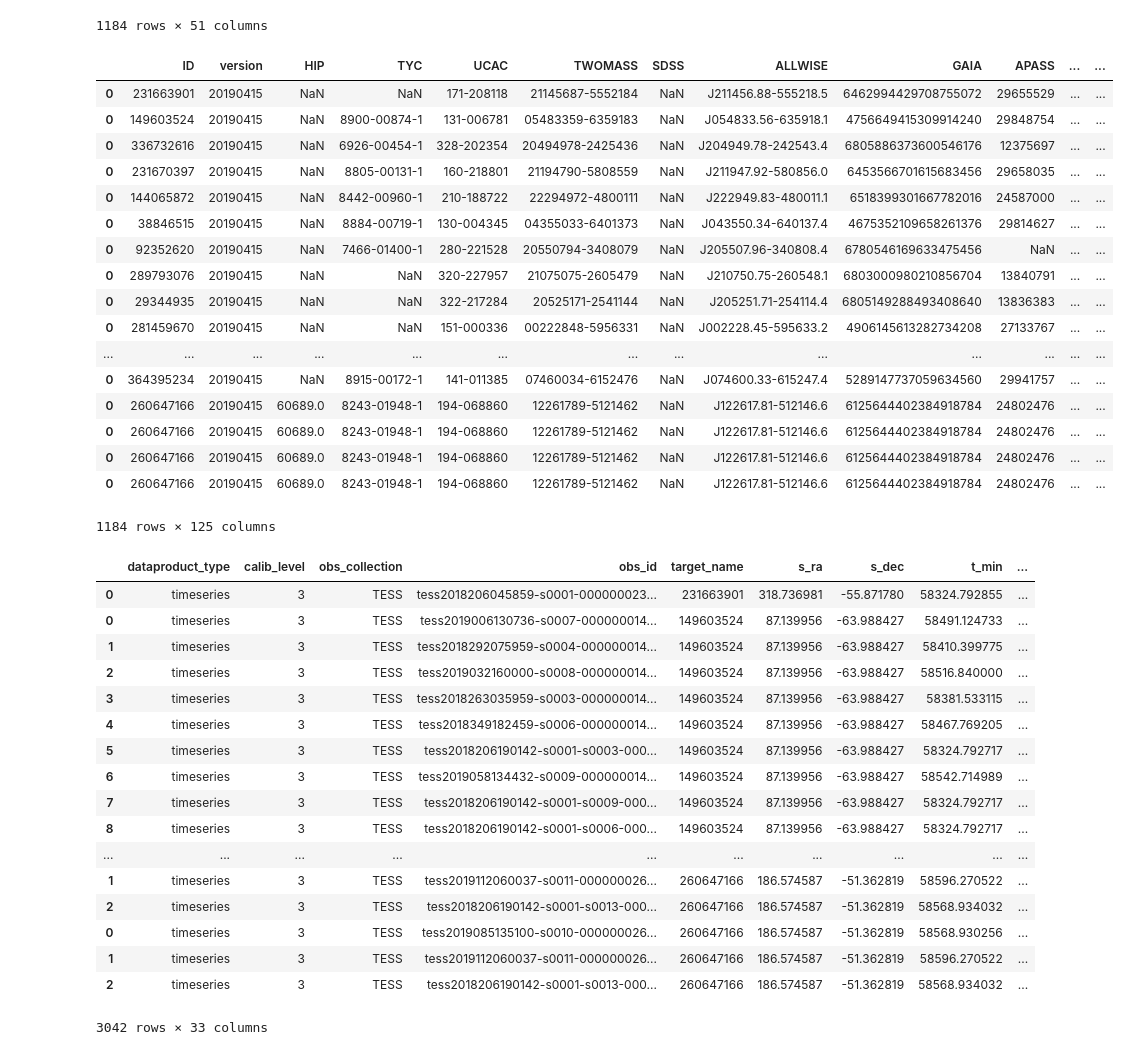
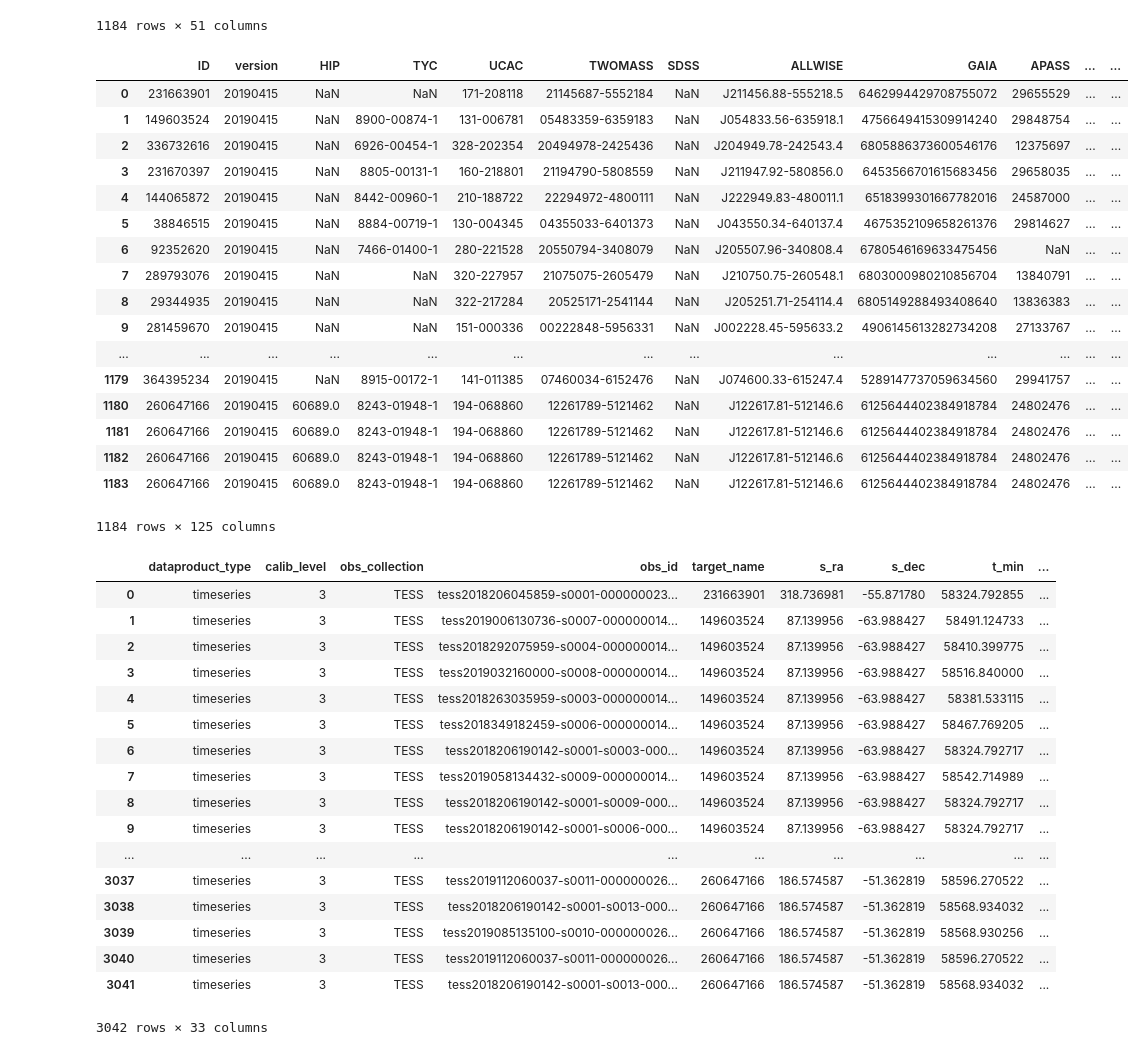
Before and after one commit to build-week-findingtess/Data-Science, a Jupyter notebook: Notebooks/Getting TESS Data.ipynb, the cells around one changed output. Saved outputs shown, nothing was run; the diff lists cells and outputs as text; code cells hidden in the pictures.

```diff
--- a/Notebooks/Getting TESS Data.ipynb
+++ b/Notebooks/Getting TESS Data.ipynb
@@ -1,9 +1,10 @@
 # %%
 import pandas as pd
 
-live_toi = pd.read_csv('https://exofop.ipac.caltech.edu/tess/' +
-                       'download_toi.php?sort=toi&output=csv')
-live_toi
+# Getting labelled TESS Objects of Interest dataframe from Caltech:
+toi = pd.read_csv('https://exofop.ipac.caltech.edu/tess/' +
+                  'download_toi.php?sort=toi&output=csv')
+toi
 # %% [output]
 |  | TIC ID | TOI | Previous CTOI | Master | SG1A | SG1B | SG2 | SG3 | SG4 | SG5 | ... |
 | 0 | 231663901 | 101.01 | NaN | 4 | 5 | 5 | 5 | 5 | 5 | 4 | ... |
@@ -26,59 +27,63 @@ live_toi
 # %%
 from astroquery.mast import Catalogs
 from astropy.table import Table
 from tqdm import tqdm
 
+# Getting additional data on TESS Objects of Interest from STScI:
 tic_catalog = pd.DataFrame()
-for tic_id in tqdm(live_toi['TIC ID']):
+for tic_id in tqdm(toi['TIC ID']):
     row_data = Catalogs.query_criteria(catalog="Tic", ID=tic_id)
     row_data = row_data.to_pandas()
     tic_catalog = tic_catalog.append(row_data)
+tic_catalog = tic_catalog.reset_index(drop=True)
 tic_catalog
 # %% [output]
 |  | ID | version | HIP | TYC | UCAC | TWOMASS | SDSS | ALLWISE | GAIA | APASS | ... | ... |
 | 0 | 231663901 | 20190415 | NaN | NaN | 171-208118 | 21145687-5552184 | NaN | J211456.88-555218.5 | 6462994429708755072 | 29655529 | ... | ... |
-| 0 | 149603524 | 20190415 | NaN | 8900-00874-1 | 131-006781 | 05483359-6359183 | NaN | J054833.56-635918.1 | 4756649415309914240 | 29848754 | ... | ... |
-| 0 | 336732616 | 20190415 | NaN | 6926-00454-1 | 328-202354 | 20494978-2425436 | NaN | J204949.78-242543.4 | 6805886373600546176 | 12375697 | ... | ... |
-| 0 | 231670397 | 20190415 | NaN | 8805-00131-1 | 160-218801 | 21194790-5808559 | NaN | J211947.92-580856.0 | 6453566701615683456 | 29658035 | ... | ... |
-| 0 | 144065872 | 20190415 | NaN | 8442-00960-1 | 210-188722 | 22294972-4800111 | NaN | J222949.83-480011.1 | 6518399301667782016 | 24587000 | ... | ... |
-| 0 | 38846515 | 20190415 | NaN | 8884-00719-1 | 130-004345 | 04355033-6401373 | NaN | J043550.34-640137.4 | 4675352109658261376 | 29814627 | ... | ... |
-| 0 | 92352620 | 20190415 | NaN | 7466-01400-1 | 280-221528 | 20550794-3408079 | NaN | J205507.96-340808.4 | 6780546169633475456 | NaN | ... | ... |
-| 0 | 289793076 | 20190415 | NaN | NaN | 320-227957 | 21075075-2605479 | NaN | J210750.75-260548.1 | 6803000980210856704 | 13840791 | ... | ... |
-| 0 | 29344935 | 20190415 | NaN | NaN | 322-217284 | 20525171-2541144 | NaN | J205251.71-254114.4 | 6805149288493408640 | 13836383 | ... | ... |
-| 0 | 281459670 | 20190415 | NaN | NaN | 151-000336 | 00222848-5956331 | NaN | J002228.45-595633.2 | 4906145613282734208 | 27133767 | ... | ... |
+| 1 | 149603524 | 20190415 | NaN | 8900-00874-1 | 131-006781 | 05483359-6359183 | NaN | J054833.56-635918.1 | 4756649415309914240 | 29848754 | ... | ... |
+| 2 | 336732616 | 20190415 | NaN | 6926-00454-1 | 328-202354 | 20494978-2425436 | NaN | J204949.78-242543.4 | 6805886373600546176 | 12375697 | ... | ... |
+| 3 | 231670397 | 20190415 | NaN | 8805-00131-1 | 160-218801 | 21194790-5808559 | NaN | J211947.92-580856.0 | 6453566701615683456 | 29658035 | ... | ... |
+| 4 | 144065872 | 20190415 | NaN | 8442-00960-1 | 210-188722 | 22294972-4800111 | NaN | J222949.83-480011.1 | 6518399301667782016 | 24587000 | ... | ... |
+| 5 | 38846515 | 20190415 | NaN | 8884-00719-1 | 130-004345 | 04355033-6401373 | NaN | J043550.34-640137.4 | 4675352109658261376 | 29814627 | ... | ... |
+| 6 | 92352620 | 20190415 | NaN | 7466-01400-1 | 280-221528 | 20550794-3408079 | NaN | J205507.96-340808.4 | 6780546169633475456 | NaN | ... | ... |
+| 7 | 289793076 | 20190415 | NaN | NaN | 320-227957 | 21075075-2605479 | NaN | J210750.75-260548.1 | 6803000980210856704 | 13840791 | ... | ... |
+| 8 | 29344935 | 20190415 | NaN | NaN | 322-217284 | 20525171-2541144 | NaN | J205251.71-254114.4 | 6805149288493408640 | 13836383 | ... | ... |
+| 9 | 281459670 | 20190415 | NaN | NaN | 151-000336 | 00222848-5956331 | NaN | J002228.45-595633.2 | 4906145613282734208 | 27133767 | ... | ... |
 | ... | ... | ... | ... | ... | ... | ... | ... | ... | ... | ... | ... | ... |
-| 0 | 364395234 | 20190415 | NaN | 8915-00172-1 | 141-011385 | 07460034-6152476 | NaN | J074600.33-615247.4 | 5289147737059634560 | 29941757 | ... | ... |
-| 0 | 260647166 | 20190415 | 60689.0 | 8243-01948-1 | 194-068860 | 12261789-5121462 | NaN | J122617.81-512146.6 | 6125644402384918784 | 24802476 | ... | ... |
-| 0 | 260647166 | 20190415 | 60689.0 | 8243-01948-1 | 194-068860 | 12261789-5121462 | NaN | J122617.81-512146.6 | 6125644402384918784 | 24802476 | ... | ... |
-| 0 | 260647166 | 20190415 | 60689.0 | 8243-01948-1 | 194-068860 | 12261789-5121462 | NaN | J122617.81-512146.6 | 6125644402384918784 | 24802476 | ... | ... |
-| 0 | 260647166 | 20190415 | 60689.0 | 8243-01948-1 | 194-068860 | 12261789-5121462 | NaN | J122617.81-512146.6 | 6125644402384918784 | 24802476 | ... | ... |
+| 1179 | 364395234 | 20190415 | NaN | 8915-00172-1 | 141-011385 | 07460034-6152476 | NaN | J074600.33-615247.4 | 5289147737059634560 | 29941757 | ... | ... |
+| 1180 | 260647166 | 20190415 | 60689.0 | 8243-01948-1 | 194-068860 | 12261789-5121462 | NaN | J122617.81-512146.6 | 6125644402384918784 | 24802476 | ... | ... |
+| 1181 | 260647166 | 20190415 | 60689.0 | 8243-01948-1 | 194-068860 | 12261789-5121462 | NaN | J122617.81-512146.6 | 6125644402384918784 | 24802476 | ... | ... |
+| 1182 | 260647166 | 20190415 | 60689.0 | 8243-01948-1 | 194-068860 | 12261789-5121462 | NaN | J122617.81-512146.6 | 6125644402384918784 | 24802476 | ... | ... |
+| 1183 | 260647166 | 20190415 | 60689.0 | 8243-01948-1 | 194-068860 | 12261789-5121462 | NaN | J122617.81-512146.6 | 6125644402384918784 | 24802476 | ... | ... |
 1184 rows × 125 columns
 # %%
 from astroquery.mast import Observations
 
+# Getting all dataproducts for TESS Objects of Interest from STScI:
 dataproducts = pd.DataFrame()
-for tic_id in tqdm(live_toi['TIC ID']):
+for tic_id in tqdm(toi['TIC ID']):
     row_data = Observations.query_criteria(obs_collection="TESS",
                                            target_name=tic_id)
     row_data = row_data.to_pandas()
     dataproducts = dataproducts.append(row_data)
+dataproducts = dataproducts.reset_index(drop=True)
 dataproducts
 # %% [output]
 |  | dataproduct_type | calib_level | obs_collection | obs_id | target_name | s_ra | s_dec | t_min | ... |
 | 0 | timeseries | 3 | TESS | tess2018206045859-s0001-000000023... | 231663901 | 318.736981 | -55.871780 | 58324.792855 | ... |
-| 0 | timeseries | 3 | TESS | tess2019006130736-s0007-000000014... | 149603524 | 87.139956 | -63.988427 | 58491.124733 | ... |
-| 1 | timeseries | 3 | TESS | tess2018292075959-s0004-000000014... | 149603524 | 87.139956 | -63.988427 | 58410.399775 | ... |
-| 2 | timeseries | 3 | TESS | tess2019032160000-s0008-000000014... | 149603524 | 87.139956 | -63.988427 | 58516.840000 | ... |
-| 3 | timeseries | 3 | TESS | tess2018263035959-s0003-000000014... | 149603524 | 87.139956 | -63.988427 | 58381.533115 | ... |
-| 4 | timeseries | 3 | TESS | tess2018349182459-s0006-000000014... | 149603524 | 87.139956 | -63.988427 | 58467.769205 | ... |
-| 5 | timeseries | 3 | TESS | tess2018206190142-s0001-s0003-000... | 149603524 | 87.139956 | -63.988427 | 58324.792717 | ... |
-| 6 | timeseries | 3 | TESS | tess2019058134432-s0009-000000014... | 149603524 | 87.139956 | -63.988427 | 58542.714989 | ... |
-| 7 | timeseries | 3 | TESS | tess2018206190142-s0001-s0009-000... | 149603524 | 87.139956 | -63.988427 | 58324.792717 | ... |
-| 8 | timeseries | 3 | TESS | tess2018206190142-s0001-s0006-000... | 149603524 | 87.139956 | -63.988427 | 58324.792717 | ... |
+| 1 | timeseries | 3 | TESS | tess2019006130736-s0007-000000014... | 149603524 | 87.139956 | -63.988427 | 58491.124733 | ... |
+| 2 | timeseries | 3 | TESS | tess2018292075959-s0004-000000014... | 149603524 | 87.139956 | -63.988427 | 58410.399775 | ... |
+| 3 | timeseries | 3 | TESS | tess2019032160000-s0008-000000014... | 149603524 | 87.139956 | -63.988427 | 58516.840000 | ... |
+| 4 | timeseries | 3 | TESS | tess2018263035959-s0003-000000014... | 149603524 | 87.139956 | -63.988427 | 58381.533115 | ... |
+| 5 | timeseries | 3 | TESS | tess2018349182459-s0006-000000014... | 149603524 | 87.139956 | -63.988427 | 58467.769205 | ... |
+| 6 | timeseries | 3 | TESS | tess2018206190142-s0001-s0003-000... | 149603524 | 87.139956 | -63.988427 | 58324.792717 | ... |
+| 7 | timeseries | 3 | TESS | tess2019058134432-s0009-000000014... | 149603524 | 87.139956 | -63.988427 | 58542.714989 | ... |
+| 8 | timeseries | 3 | TESS | tess2018206190142-s0001-s0009-000... | 149603524 | 87.139956 | -63.988427 | 58324.792717 | ... |
+| 9 | timeseries | 3 | TESS | tess2018206190142-s0001-s0006-000... | 149603524 | 87.139956 | -63.988427 | 58324.792717 | ... |
 | ... | ... | ... | ... | ... | ... | ... | ... | ... | ... |
-| 1 | timeseries | 3 | TESS | tess2019112060037-s0011-000000026... | 260647166 | 186.574587 | -51.362819 | 58596.270522 | ... |
-| 2 | timeseries | 3 | TESS | tess2018206190142-s0001-s0013-000... | 260647166 | 186.574587 | -51.362819 | 58568.934032 | ... |
-| 0 | timeseries | 3 | TESS | tess2019085135100-s0010-000000026... | 260647166 | 186.574587 | -51.362819 | 58568.930256 | ... |
-| 1 | timeseries | 3 | TESS | tess2019112060037-s0011-000000026... | 260647166 | 186.574587 | -51.362819 | 58596.270522 | ... |
-| 2 | timeseries | 3 | TESS | tess2018206190142-s0001-s0013-000... | 260647166 | 186.574587 | -51.362819 | 58568.934032 | ... |
+| 3037 | timeseries | 3 | TESS | tess2019112060037-s0011-000000026... | 260647166 | 186.574587 | -51.362819 | 58596.270522 | ... |
+| 3038 | timeseries | 3 | TESS | tess2018206190142-s0001-s0013-000... | 260647166 | 186.574587 | -51.362819 | 58568.934032 | ... |
+| 3039 | timeseries | 3 | TESS | tess2019085135100-s0010-000000026... | 260647166 | 186.574587 | -51.362819 | 58568.930256 | ... |
+| 3040 | timeseries | 3 | TESS | tess2019112060037-s0011-000000026... | 260647166 | 186.574587 | -51.362819 | 58596.270522 | ... |
+| 3041 | timeseries | 3 | TESS | tess2018206190142-s0001-s0013-000... | 260647166 | 186.574587 | -51.362819 | 58568.934032 | ... |
 3042 rows × 33 columns
```
Also changed, not shown: parts of 9 cells of this notebook.
